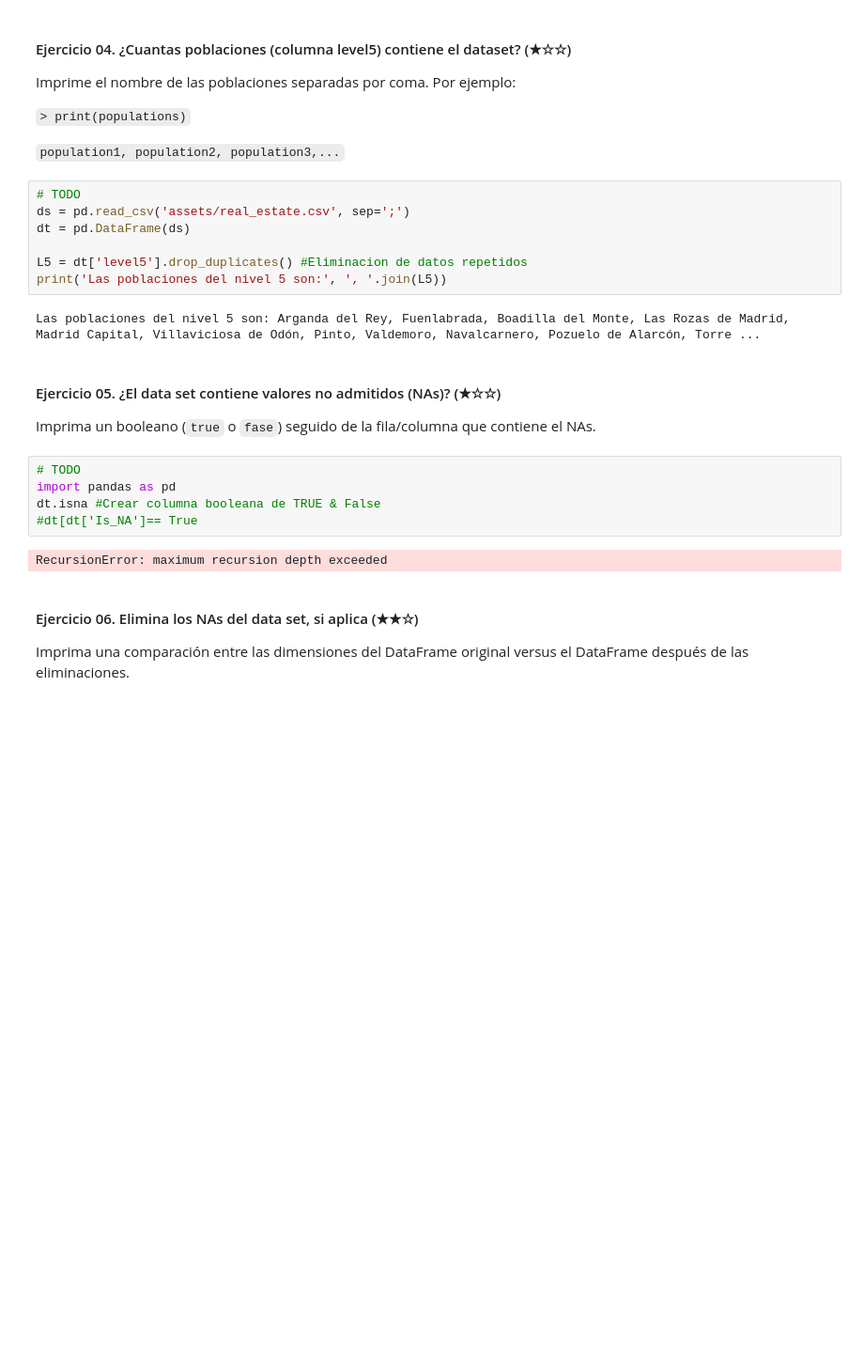
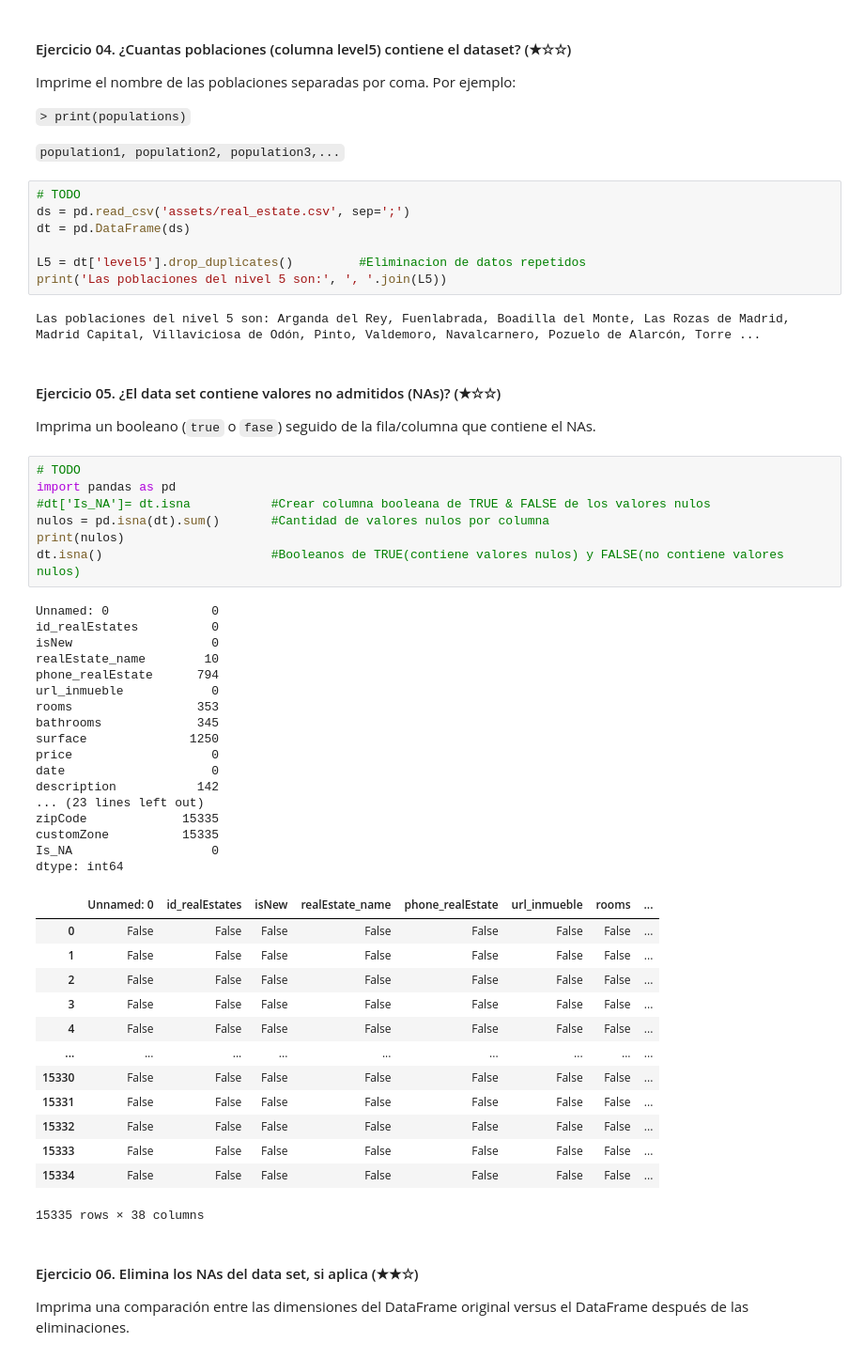
Before and after one commit to 4GeeksAcademy/realestate-datacleanup-exercise, a Jupyter notebook: project.es.ipynb, the cells around one changed output. Shown at 94% size. Cells and saved outputs as stored; diff of their text form; blank space fills up the shorter version.

```diff
--- a/project.es.ipynb
+++ b/project.es.ipynb
@@ -85,7 +85,7 @@ Imprime el nombre de las poblaciones separadas por coma. Por ejemplo:
 ds = pd.read_csv('assets/real_estate.csv', sep=';')
 dt = pd.DataFrame(ds)
 
-L5 = dt['level5'].drop_duplicates() #Eliminacion de datos repetidos
+L5 = dt['level5'].drop_duplicates()         #Eliminacion de datos repetidos
 print('Las poblaciones del nivel 5 son:', ', '.join(L5))
 # %% [output]
 Las poblaciones del nivel 5 son: Arganda del Rey, Fuenlabrada, Boadilla del Monte, Las Rozas de Madrid,  Madrid Capital, Villaviciosa de Odón, Pinto, Valdemoro, Navalcarnero, Pozuelo de Alarcón, Torre ...
@@ -96,10 +96,41 @@ Imprima un booleano (`true` o `fase`) seguido de la fila/columna que contiene el
 # %%
 # TODO
 import pandas as pd
-dt.isna #Crear columna booleana de TRUE & False
-#dt[dt['Is_NA']== True
+#dt['Is_NA']= dt.isna           #Crear columna booleana de TRUE & FALSE de los valores nulos
+nulos = pd.isna(dt).sum()       #Cantidad de valores nulos por columna
+print(nulos)
+dt.isna()                       #Booleanos de TRUE(contiene valores nulos) y FALSE(no contiene valores nulos)
 # %% [output]
-RecursionError: maximum recursion depth exceeded
+Unnamed: 0              0
+id_realEstates          0
+isNew                   0
+realEstate_name        10
+phone_realEstate      794
+url_inmueble            0
+rooms                 353
+bathrooms             345
+surface              1250
+price                   0
+date                    0
+description           142
+... (23 lines left out)
+zipCode             15335
+customZone          15335
+Is_NA                   0
+dtype: int64
+|  | Unnamed: 0 | id_realEstates | isNew | realEstate_name | phone_realEstate | url_inmueble | rooms | ... |
+| 0 | False | False | False | False | False | False | False | ... |
+| 1 | False | False | False | False | False | False | False | ... |
+| 2 | False | False | False | False | False | False | False | ... |
+| 3 | False | False | False | False | False | False | False | ... |
+| 4 | False | False | False | False | False | False | False | ... |
+| ... | ... | ... | ... | ... | ... | ... | ... | ... |
+| 15330 | False | False | False | False | False | False | False | ... |
+| 15331 | False | False | False | False | False | False | False | ... |
+| 15332 | False | False | False | False | False | False | False | ... |
+| 15333 | False | False | False | False | False | False | False | ... |
+| 15334 | False | False | False | False | False | False | False | ... |
+15335 rows × 38 columns
 # %% [markdown]
 #### Ejercicio 06. Elimina los NAs del data set, si aplica (★★☆)
 
```
Also changed, not shown: parts of 9 cells of this notebook, 1 other file.
